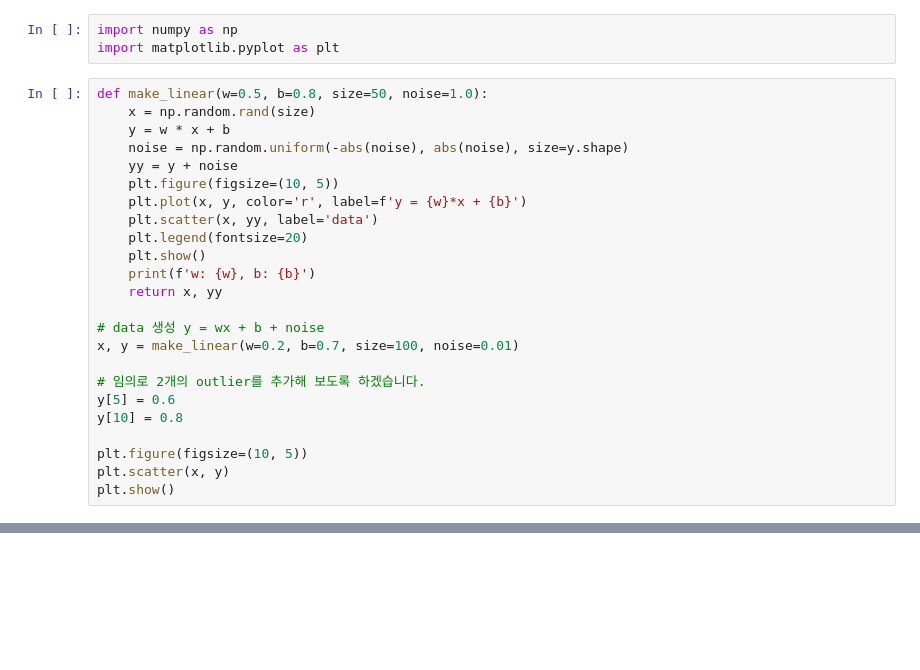
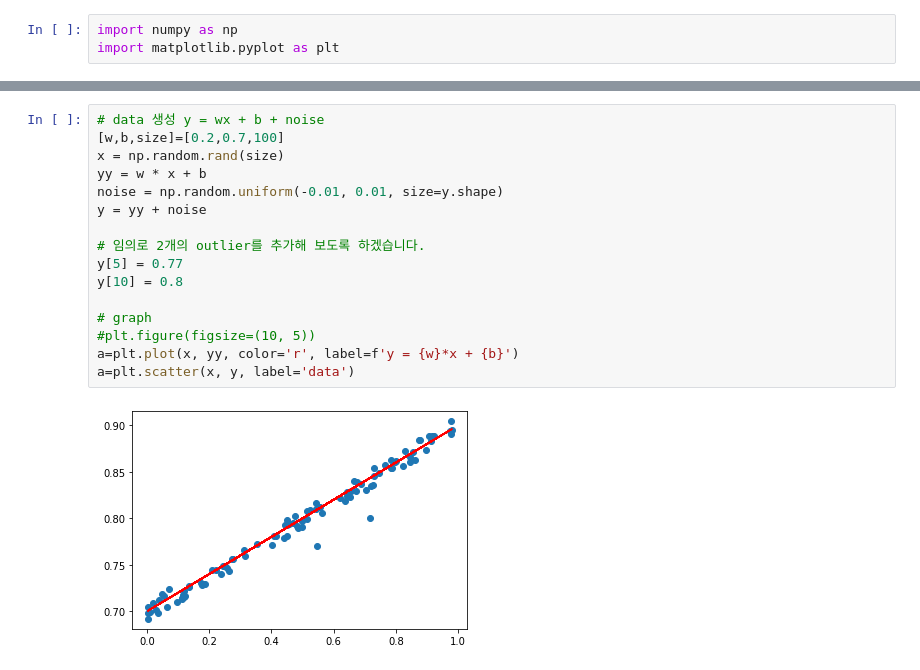
Before and after one commit to kiakass/machine-learning, a Jupyter notebook: gradient_descent_algorithm.ipynb, the cells around one changed output, grey strips where cells are left out. Cells and saved outputs as stored; diff of their text form; blank space fills up the shorter version.

```diff
--- a/gradient_descent_algorithm.ipynb
+++ b/gradient_descent_algorithm.ipynb
@@ -3,27 +3,3 @@
 # %%
 import numpy as np
 import matplotlib.pyplot as plt
-# %%
-def make_linear(w=0.5, b=0.8, size=50, noise=1.0):
-    x = np.random.rand(size)
-    y = w * x + b
-    noise = np.random.uniform(-abs(noise), abs(noise), size=y.shape)
-    yy = y + noise
-    plt.figure(figsize=(10, 5))
-    plt.plot(x, y, color='r', label=f'y = {w}*x + {b}')
-    plt.scatter(x, yy, label='data')
-    plt.legend(fontsize=20)
-    plt.show()
-    print(f'w: {w}, b: {b}')
-    return x, yy
-
-# data 생성 y = wx + b + noise
-x, y = make_linear(w=0.2, b=0.7, size=100, noise=0.01)
-
-# 임의로 2개의 outlier를 추가해 보도록 하겠습니다.
-y[5] = 0.6
-y[10] = 0.8
-
-plt.figure(figsize=(10, 5))
-plt.scatter(x, y)
-plt.show()
@@ -34,2 +6,20 @@ w: 0.2, b: 0.7
+# %%
+# data 생성 y = wx + b + noise
+[w,b,size]=[0.2,0.7,100]
+x = np.random.rand(size)
+yy = w * x + b
+noise = np.random.uniform(-0.01, 0.01, size=y.shape)
+y = yy + noise
+
+# 임의로 2개의 outlier를 추가해 보도록 하겠습니다.
+y[5] = 0.77
+y[10] = 0.8
+
+# graph
+#plt.figure(figsize=(10, 5))
+a=plt.plot(x, yy, color='r', label=f'y = {w}*x + {b}')
+a=plt.scatter(x, y, label='data')
+# %% [output]
+[figure, added]
 # %%
 # 최대 반복 횟수
```
Also changed, not shown: parts of 3 cells of this notebook.
